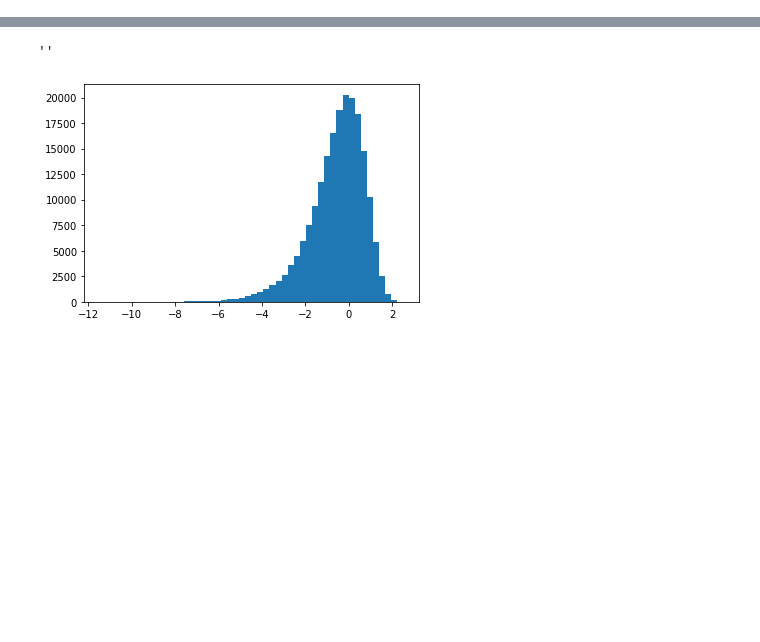
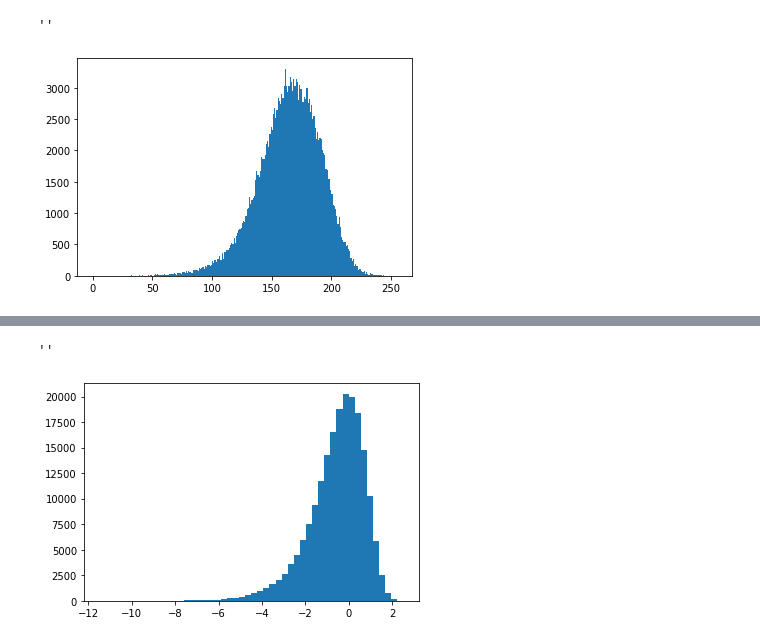
Before and after one commit to PierreGarciaRafael/SAR_DDPM, a Jupyter notebook: tests.ipynb, the cells around one changed output, grey strips where cells are left out. Cells and saved outputs as stored; diff of their text form; code cells hidden in the pictures; blank space fills up the shorter version.

```diff
--- a/tests.ipynb
+++ b/tests.ipynb
@@ -69,0 +44,6 @@ plt.hist(np.array(np.log(speck[:,:,0]+1e-5).ravel()), bins = 50)
+# %%
+plt.hist(speck2.ravel(), bins = 255)
+""
+# %% [output]
+''
+[figure, added]
```
Also changed, not shown: parts of 45 cells of this notebook, 4 other files.
